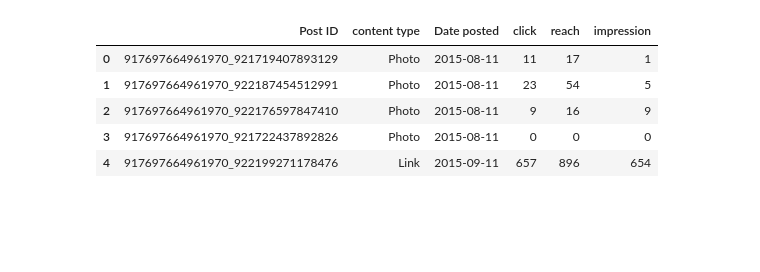
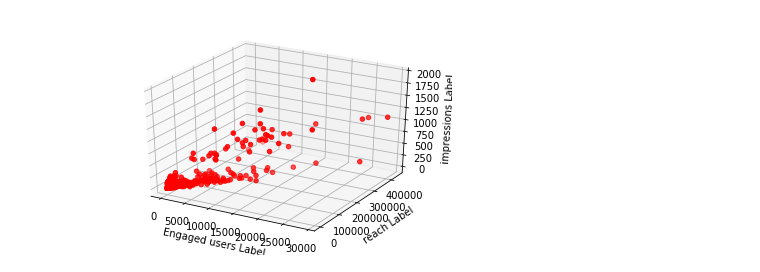
Before and after one commit to yashchoubey/BabyDestination, a Jupyter notebook: Regression.ipynb, the cells around one changed output. Saved outputs shown, nothing was run; the diff lists cells and outputs as text; code cells hidden in the pictures; blank space fills up the shorter version.

```diff
--- a/Regression.ipynb
+++ b/Regression.ipynb
@@ -1,12 +1,21 @@
 # %%
 import pandas as pd
-df = pd.read_excel('Data Analyst Test.xlsx')
-df.head()
+df = pd.read_excel('Data Analyst Test.xlsx', sheet_name=1,header=1)
+# df.head()
+# df.drop(df.index[100:])
-# %% [output]
-|  | Post ID | content type | Date posted | click | reach | impression |
-| 0 | 917697664961970_921719407893129 | Photo | 2015-08-11 | 11 | 17 | 1 |
-| 1 | 917697664961970_922187454512991 | Photo | 2015-08-11 | 23 | 54 | 5 |
-| 2 | 917697664961970_922176597847410 | Photo | 2015-08-11 | 9 | 16 | 9 |
-| 3 | 917697664961970_921722437892826 | Photo | 2015-08-11 | 0 | 0 | 0 |
-| 4 | 917697664961970_922199271178476 | Link | 2015-09-11 | 657 | 896 | 654 |
+# %%
+from mpl_toolkits.mplot3d import Axes3D
+import matplotlib.pyplot as plt
+
+fig = plt.figure()
+ax = fig.add_subplot(111, projection='3d')
+ax.scatter(df['Engaged users'], df['reach'], df['Likes'], c='r', marker='o')
+
+ax.set_xlabel('Engaged users Label')
+ax.set_ylabel('reach Label')
+ax.set_zlabel('impressions Label')
+
+plt.show()
+# %% [output]
+[figure, added]
 # %%
```
Also changed, not shown: parts of 4 cells of this notebook.
